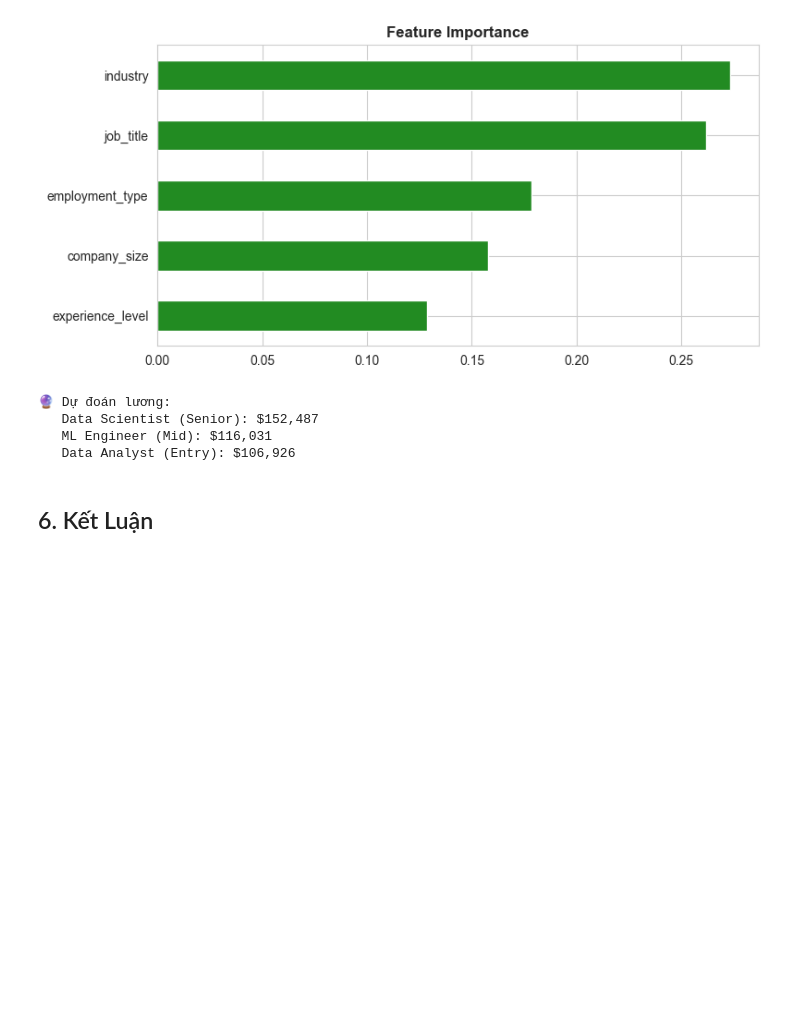
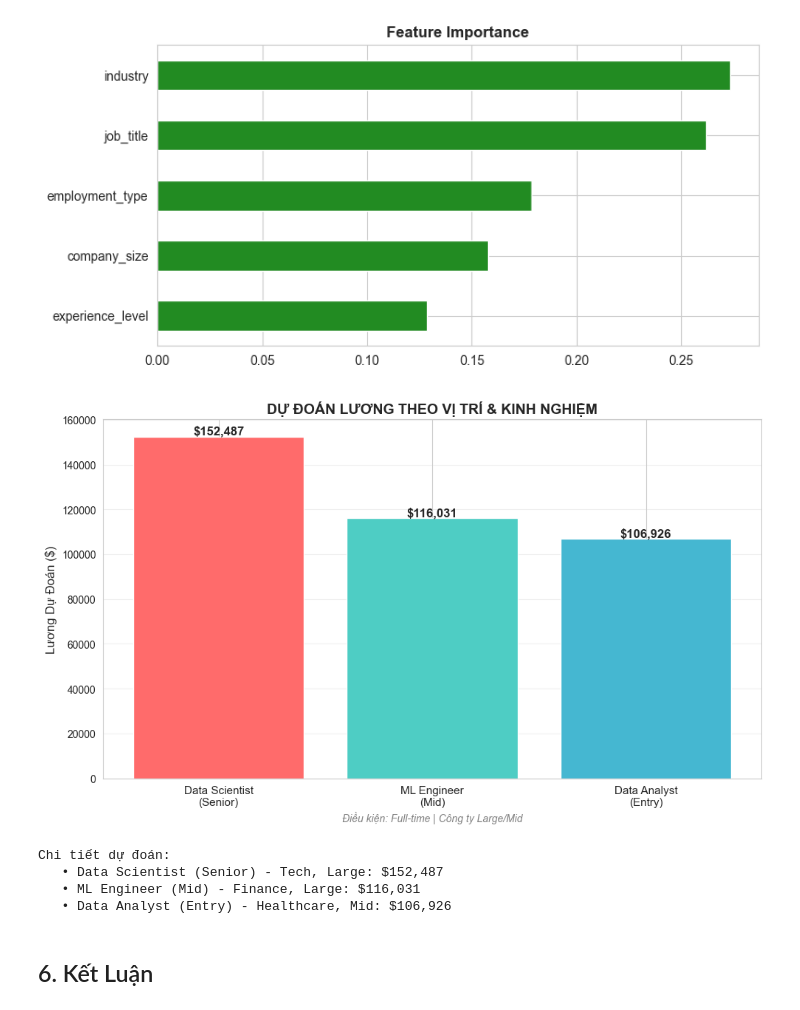
Before and after one commit to Chep-Code-lo/Python, a Jupyter notebook: BTL/AI_Job_Market_Analysis.ipynb, the cells around one changed output. Saved outputs shown, nothing was run; the diff lists cells and outputs as text; code cells hidden in the pictures; blank space fills up the shorter version.

```diff
--- a/Data/AI_Job_Market_Analysis.ipynb
+++ b/BTL/AI_Job_Market_Analysis.ipynb
@@ -15,11 +15,11 @@ warnings.filterwarnings('ignore')
 sns.set_style('whitegrid')
 plt.rcParams['figure.figsize'] = (12, 5)
 
-df = pd.read_csv('ai_job_market.csv')
+df = pd.read_csv('data/ai_job_market.csv')
 
 df[['min_sal', 'max_sal']] = df['salary_range_usd'].str.split('-', expand=True).astype(float)
 df['salary'] = (df['min_sal'] + df['max_sal']) / 2
 df['posted_date'] = pd.to_datetime(df['posted_date'])
 
-print(f"✓ Loaded {len(df)} jobs | Salary range: ${df['salary'].min():,.0f} - ${df['salary'].max():,.0f}")
+print(f"Loaded {len(df)} jobs | Salary range: ${df['salary'].min():,.0f} - ${df['salary'].max():,.0f}")
 # %% [output]
@@ -164,31 +164,65 @@ R² Score: -0.262 (-26.2% variance explained)
 MAE: $33,129
 [figure]
 # %%
-
 def predict_salary(job, exp, emp_type, industry, size):
     try:
         x = [[encoders['job_title'].transform([job])[0],
               encoders['experience_level'].transform([exp])[0],
               encoders['employment_type'].transform([emp_type])[0],
               encoders['industry'].transform([industry])[0],
               encoders['company_size'].transform([size])[0]]]
         return model.predict(x)[0]
     except: return None
 
-print("Dự đoán lương:")
+# Dữ liệu test
 tests = [
     ('Data Scientist', 'Senior', 'Full-time', 'Tech', 'Large'),
     ('ML Engineer', 'Mid', 'Full-time', 'Finance', 'Large'),
     ('Data Analyst', 'Entry', 'Full-time', 'Healthcare', 'Mid'),
 ]
+
+# Tính toán dự đoán
+predictions = []
+labels = []
 for job, exp, emp, ind, size in tests:
     sal = predict_salary(job, exp, emp, ind, size)
-    if sal: print(f"   {job} ({exp}): ${sal:,.0f}")
+    if sal:
+        predictions.append(sal)
+        labels.append(f"{job}\n({exp})")
+
+# Vẽ biểu đồ
+fig, ax = plt.subplots(figsize=(10, 6))
+colors = ['#FF6B6B', '#4ECDC4', '#45B7D1']
+bars = ax.bar(range(len(predictions)), predictions, color=colors)
+
+ax.set_xticks(range(len(labels)))
+ax.set_xticklabels(labels, fontsize=11)
+ax.set_ylabel('Lương Dự Đoán ($)', fontsize=12)
+ax.set_title('DỰ ĐOÁN LƯƠNG THEO VỊ TRÍ & KINH NGHIỆM', fontsize=14, fontweight='bold')
+ax.grid(axis='y', alpha=0.3)
+
+# Thêm giá trị lên cột
+for bar, sal in zip(bars, predictions):
+    height = bar.get_height()
+    ax.text(bar.get_x() + bar.get_width()/2., height,
+            f'${sal:,.0f}', ha='center', va='bottom', fontsize=12, fontweight='bold')
+
+# Thêm thông tin chi tiết bên dưới
+info_text = "Điều kiện: Full-time | Công ty Large/Mid"
+ax.text(0.5, -0.12, info_text, transform=ax.transAxes, ha='center', fontsize=10, style='italic', color='gray')
+
+plt.tight_layout()
+plt.show()
+
+print("\nChi tiết dự đoán:")
+for (job, exp, emp, ind, size), sal in zip(tests, predictions):
+    print(f"   • {job} ({exp}) - {ind}, {size}: ${sal:,.0f}")
 # %% [output]
+[figure, added]
-🔮 Dự đoán lương:
-   Data Scientist (Senior): $152,487
-   ML Engineer (Mid): $116,031
-   Data Analyst (Entry): $106,926
+Chi tiết dự đoán:
+   • Data Scientist (Senior) - Tech, Large: $152,487
+   • ML Engineer (Mid) - Finance, Large: $116,031
+   • Data Analyst (Entry) - Healthcare, Mid: $106,926
 # %% [markdown]
 ## 6. Kết Luận
 # %%
```
Also changed, not shown: parts of 2 cells of this notebook, 3 other files.
